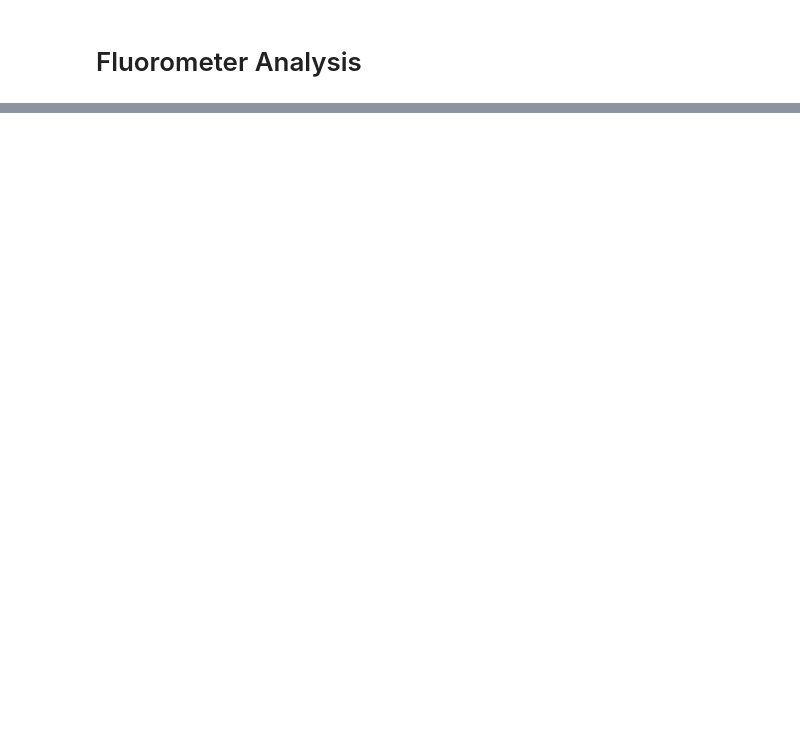
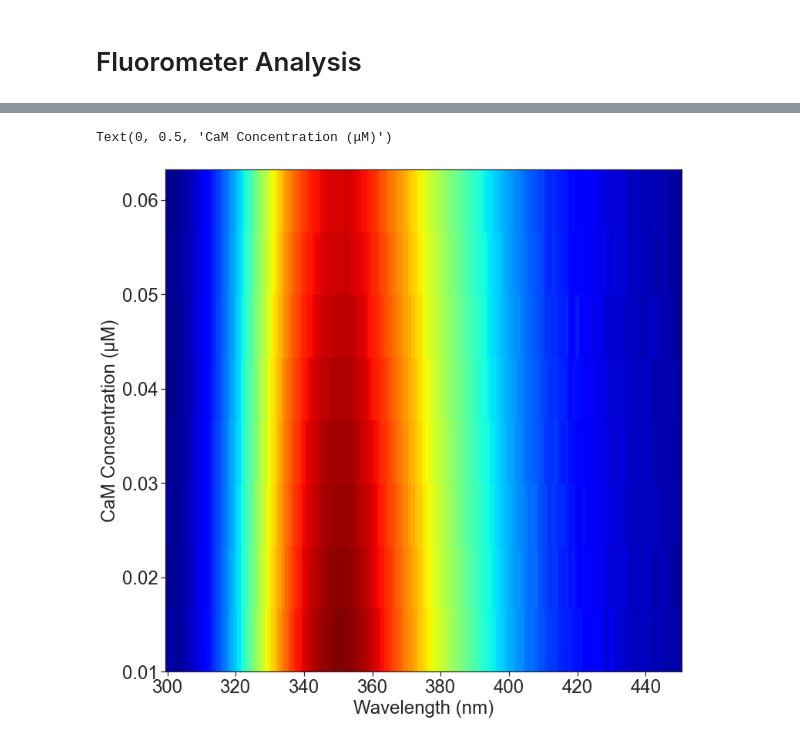
Before and after one commit to CUCatLab/CaM, a Jupyter notebook: FluorometerAnalysis.ipynb, the cells around one changed output, grey strips where cells are left out. Saved outputs shown, nothing was run; the diff lists cells and outputs as text; code cells hidden in the pictures; blank space fills up the shorter version.

```diff
--- a/FluorometerAnalysis.ipynb
+++ b/FluorometerAnalysis.ipynb
@@ -20,3 +20,75 @@ Box(children=(Button(description='Plot', style=ButtonStyle()), Button(descriptio
 Box(children=(Button(description='Integrate', style=ButtonStyle()), Button(description='Save Plot', style=Butt…
 [interactive output not drawn]
 [interactive output not drawn]
+# %%
+import os
+import sys
+from importlib import reload
+import numpy as np
+import pandas as pd
+import matplotlib.pyplot as plt
+import matplotlib.cm as cm
+import matplotlib.ticker as ticker
+from pylab import rc
+import seaborn as sns
+from scipy import integrate
+from scipy.interpolate import interp1d
+
+# Data formatting
+symbols = ['.','+','x','^','*','_','o']
+linestyle = ['solid','dotted','dashed','dashdot',(0,(3,3,1,3,1,3)),(0,(1,5)),(0,(5,10))]
+colors = ['black','blue','red','green','orange','purple','gray']
+markersize = 100
+fontsize = 24
+
+cmap = 'jet'
+
+# setup plot
+sns.set_theme(style="ticks")
+fig = plt.figure(figsize=(12,12))
+
+def xyz(Data) :
+    x = Data.index.values
+    y = Data.columns.values
+    z = np.transpose(Data.values)
+    return x,y,z
+
+Data = data.Spectra
+Data = Data.set_index('X')
+
+# Extract concentrations from filenames
+y = list()
+for column in Data.columns :
+    split = column.split('_')
+    if len(split) < 4 :
+        y.append(0)
+    else :
+        value = float(split[3])
+        conc = 50
+        vol = 1500
+        value = conc * value / (vol + value)
+        y.append(value)
+Data.columns = y
+
+vmin, vmax = 0, np.max(Data.values)
+
+ax = fig.add_subplot(1, 1, 1)
+x,y,z = xyz(Data)
+
+plt.tick_params(axis = 'both', which = 'major', labelsize = 16)
+pcm = plt.pcolor(x, y, z, cmap=cmap,shading='auto',vmin=vmin,vmax=vmax)
+# plt.plot(peaks,y,color='black')
+ax.tick_params(axis='x',which='both',labelsize=fontsize)
+ax.tick_params(
+    axis='y',
+    which='both',
+    left=True,
+    labelleft=True,
+    right=False,
+    labelright=False,
+    labelsize=fontsize)
+plt.xlabel('Wavelength (nm)',fontsize=fontsize)
+plt.ylabel('CaM Concentration (μM)',fontsize=fontsize)
+# %% [output]
+Text(0, 0.5, 'CaM Concentration (μM)')
+[figure, added]
```
Also changed, not shown: parts of 1 cell of this notebook.
